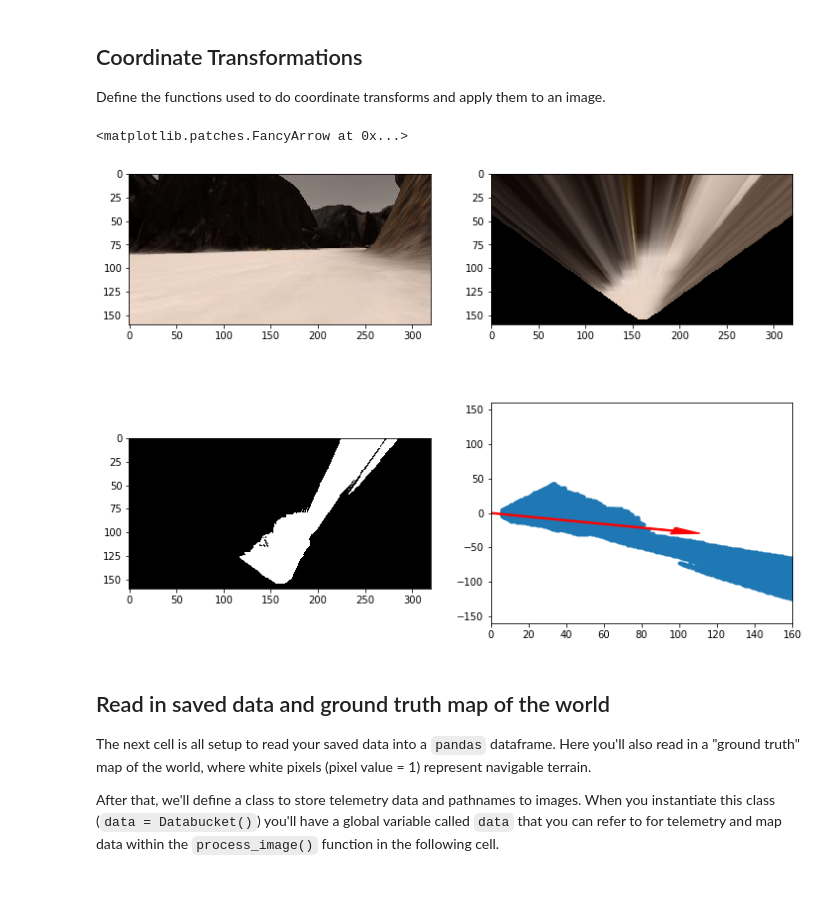
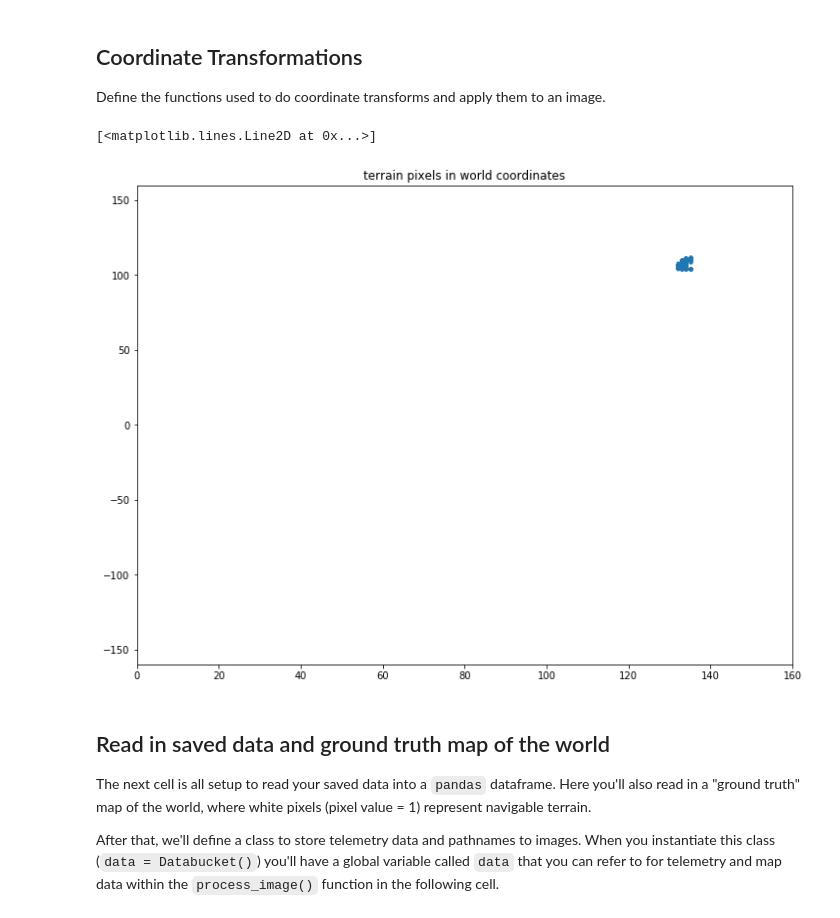
Before and after one commit to wpumacay/RoboND-Rover-Project, a Jupyter notebook: code/Rover_Project_Test_Notebook.ipynb, the cells around one changed output. Cells and saved outputs as stored; diff of their text form; code cells hidden in the pictures; blank space fills up the shorter version.

```diff
--- a/code/Rover_Project_Test_Notebook.ipynb
+++ b/code/Rover_Project_Test_Notebook.ipynb
@@ -213,46 +239,87 @@ def translate_pix(xpix_rot, ypix_rot, xpos, ypos, scale):
 # Once you define the two functions above this function should work
 def pix_to_world(xpix, ypix, xpos, ypos, yaw, world_size, scale):
     # Apply rotation
     xpix_rot, ypix_rot = rotate_pix(xpix, ypix, yaw)
     # Apply translation
     xpix_tran, ypix_tran = translate_pix(xpix_rot, ypix_rot, xpos, ypos, scale)
     # Perform rotation, translation and clipping all at once
     x_pix_world = np.clip(np.int_(xpix_tran), 0, world_size - 1)
     y_pix_world = np.clip(np.int_(ypix_tran), 0, world_size - 1)
     # Return the result
     return x_pix_world, y_pix_world
 
 # Grab another random image
 idx = np.random.randint(0, len(img_list)-1)
-image = mpimg.imread(img_list[idx])
-warped = perspect_transform(image, source, destination)
-#threshed = color_thresh(warped)
-threshed = hsv_thresh( warped, g_hsv_threshold_terrain_lo, g_hsv_threshold_terrain_hi )
+image = rock_img#mpimg.imread(img_list[idx])
+
+threshed_terrain = rgb_thresh( image, g_rgb_threshold_terrain_lo, g_rgb_threshold_terrain_hi )
+
+warped_terrain = perspect_transform( threshed_terrain, source, destination )
+
+threshed_rock = hsv_thresh( image, g_hsv_threshold_rock_lo, g_hsv_threshold_rock_hi )
+warped_rock = perspect_transform( threshed_rock, source, destination )
 
 # Calculate pixel values in rover-centric coords and distance/angle to all pixels
-xpix, ypix = rover_coords(threshed)
+xpix, ypix = rover_coords(warped_terrain)
 dist, angles = to_polar_coords(xpix, ypix)
 mean_dir = np.mean(angles)
+mean_dist = np.mean( dist )
 
 # Do some plotting
 fig = plt.figure(figsize=(12,9))
-plt.subplot(221)
+"""
+plt.subplot(321)
+plt.title( 'frame from camera' )
 plt.imshow(image)
-plt.subplot(222)
-plt.imshow(warped)
-plt.subplot(223)
-plt.imshow(threshed, cmap='gray')
-plt.subplot(224)
+
+plt.subplot(322)
+plt.title( 'warped-threshed-terrain image in camera frame of reference' )
+plt.imshow( warped_terrain, cmap='gray' )
+
+plt.subplot(323)
+plt.title( 'warped-threshed-sample image in camera frame of reference' )
+plt.imshow( warped_rock, cmap='gray' )
+
+plt.subplot(324)
+plt.title( 'terrain pixels in rover frame of reference' )
 plt.plot(xpix, ypix, '.')
 plt.ylim(-160, 160)
 plt.xlim(0, 160)
 arrow_length = 100
 x_arrow = arrow_length * np.cos(mean_dir)
 y_arrow = arrow_length * np.sin(mean_dir)
 plt.arrow(0, 0, x_arrow, y_arrow, color='red', zorder=2, head_width=10, width=2)
+
+plt.subplot(325)
+plt.title( 'rock-sample pixels in rover frame of reference' )
+xpix_rock, ypix_rock = rover_coords( warped_rock )
+dists_rock, angles_rock = to_polar_coords( xpix_rock, ypix_rock )
+
+rock_dir = np.mean( angles_rock )
+rock_dist = np.mean( dists_rock )
+
+x_arrow_rock = rock_dist * np.cos( rock_dir )
+y_arrow_rock = rock_dist * np.sin( rock_dir )
+plt.ylim(-160, 160)
+plt.xlim(0, 160)
+plt.plot(xpix_rock, ypix_rock, '.')
+plt.arrow(0, 0, x_arrow_rock, y_arrow_rock, color='red', zorder=2, head_width=10, width=2)
+
+plt.subplot(326)
+"""
+plt.subplot( 111 )
+plt.title( 'terrain pixels in world coordinates' )
+_x = data.xpos[ data.count ]
+_y = data.ypos[ data.count ]
+_yaw = data.yaw[ data.count ]
+
+xpix_w, ypix_w = pix_to_world( xpix, ypix, _x, _y, _yaw, 200, 10 )
+plt.ylim(-160, 160)
+plt.xlim(0, 160)
+plt.plot( xpix_w, ypix_w, '.' )
 # %% [output]
-<matplotlib.patches.FancyArrow at 0x...>
+[<matplotlib.lines.Line2D at 0x...>]
-[figure, old version]
+[figure, new version]
 # %% [markdown]
 ## Read in saved data and ground truth map of the world
 The next cell is all setup to read your saved data into a `pandas` dataframe.  Here you'll also read in a "ground truth" map of the world, where white pixels (pixel value = 1) represent navigable terrain.
```
Also changed, not shown: parts of 6 cells of this notebook, 8 other files.
